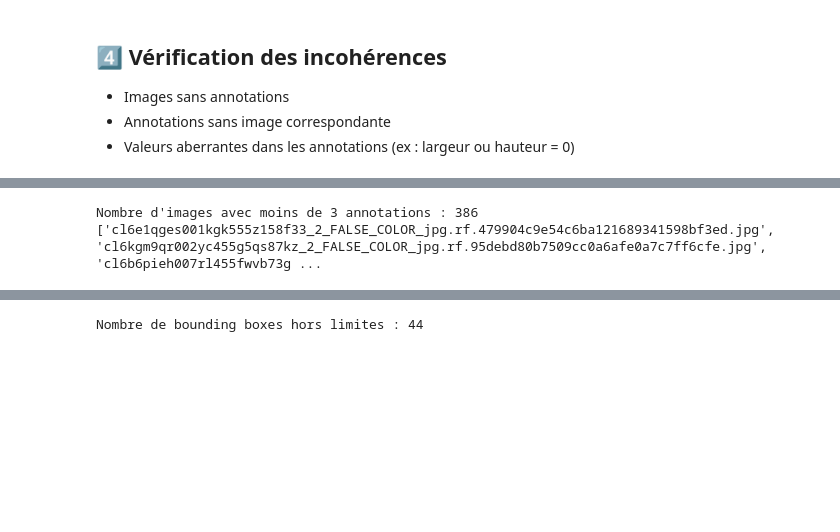
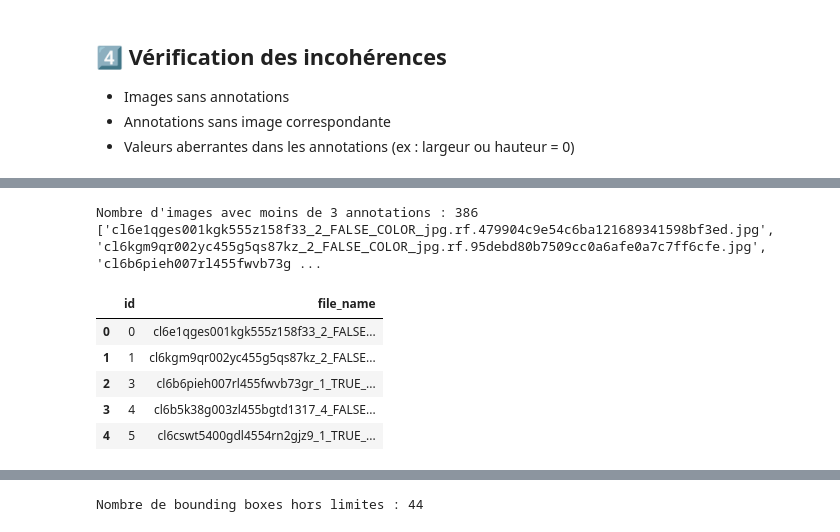
Before and after one commit to Thibaud34/detection-incendies, a Jupyter notebook: exploration.ipynb, the cells around one changed output, grey strips where cells are left out. Saved outputs shown, nothing was run; the diff lists cells and outputs as text; code cells hidden in the pictures; blank space fills up the shorter version.

```diff
--- a/exploration.ipynb
+++ b/exploration.ipynb
@@ -121,34 +115,42 @@ Images sans annotations : 7
 # %%
-# --- Images avec annotations partielles ---
+# 4.2 Images avec annotations partielles ---
 
 from collections import Counter
 
 def images_with_partial_annotations(coco_data, min_annotations=1):
     """
     Retourne les images qui ont moins que 'min_annotations' annotations.
 
     Args:
         coco_data (dict): Les données COCO.
         min_annotations (int): Nombre minimum d'annotations pour considérer qu'une image est complète.
 
     Returns:
         List[dict]: Liste des images avec annotations partielles.
     """
     # Compter les annotations par image
     img_count = Counter([ann['image_id'] for ann in coco_data['annotations']])
 
     # Filtrer les images avec moins de min_annotations
     partial_images = [img for img in coco_data['images'] if img_count.get(img['id'], 0) < min_annotations]
 
     return partial_images
 
 
 # Images avec moins de 3 annotations
 images_less_3 = images_with_partial_annotations(coco_data, min_annotations=3)
 print(f"Nombre d'images avec moins de 3 annotations : {len(images_less_3)}")
-print([img['file_name'] for img in images_less_3]) # les noms de fichiers des images avec moins de 3 annotations
+print([img['file_name'] for img in images_less_3])
+import pandas as pd
+display(pd.DataFrame(images_less_3)[['id', 'file_name']].head())  # les noms de fichiers des images avec moins de 3 annotations
 # %% [output]
 Nombre d'images avec moins de 3 annotations : 386
 ['cl6e1qges001kgk555z158f33_2_FALSE_COLOR_jpg.rf.479904c9e54c6ba121689341598bf3ed.jpg', 'cl6kgm9qr002yc455g5qs87kz_2_FALSE_COLOR_jpg.rf.95debd80b7509cc0a6afe0a7c7ff6cfe.jpg', 'cl6b6pieh007rl455fwvb73g ...
+|  | id | file_name |
+| 0 | 0 | cl6e1qges001kgk555z158f33_2_FALSE... |
+| 1 | 1 | cl6kgm9qr002yc455g5qs87kz_2_FALSE... |
+| 2 | 3 | cl6b6pieh007rl455fwvb73gr_1_TRUE_... |
+| 3 | 4 | cl6b5k38g003zl455bgtd1317_4_FALSE... |
+| 4 | 5 | cl6cswt5400gdl4554rn2gjz9_1_TRUE_... |
 # %%
 
```
Also changed, not shown: parts of 20 cells of this notebook, 1 other file.
